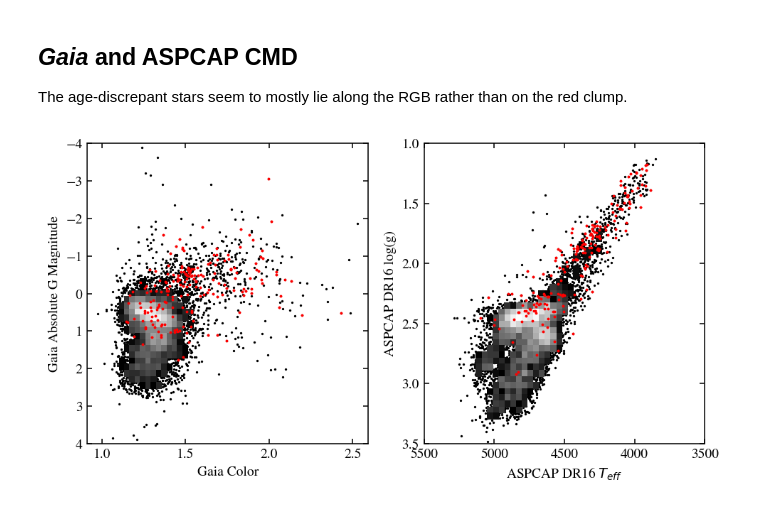
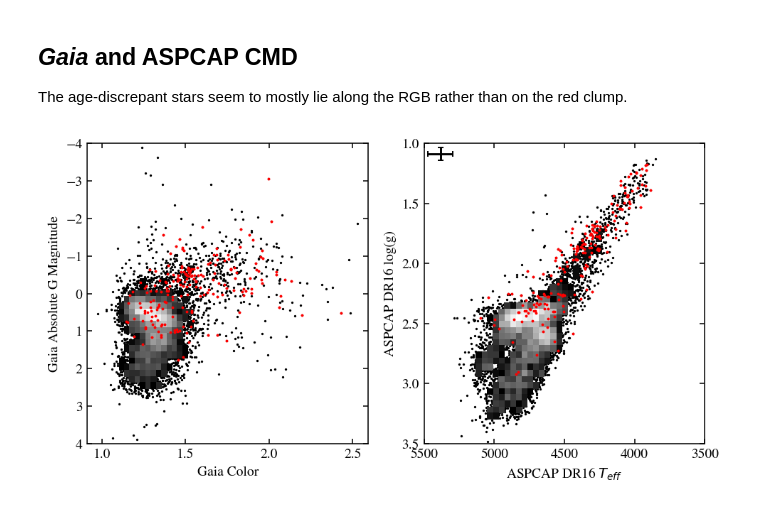
Before and after one commit to lodubay/first-year-project, a Jupyter notebook: compare_ages.ipynb, the cells around one changed output. Saved outputs shown, nothing was run; the diff lists cells and outputs as text; code cells hidden in the pictures.

```diff
--- a/compare_ages.ipynb
+++ b/compare_ages.ipynb
@@ -153,28 +164,29 @@ The age-discrepant stars seem to mostly lie along the RGB rather than on the red
 # %%
 cmd = get_gaia_cmd(stellar_params)
 cmd_ages, cmd_low_age = get_discrepant_ages(cmd, diff_cut=-5)
 
 fig, axs = plt.subplots(1, 2, figsize=(8, 4))
 
 # Gaia CMD
 ax = axs[0]
 scatter_hist(ax, cmd_ages['GAIA_COLOR'], cmd_ages['GAIA_ABS_MAG'], ylim=(-4, 4))
 ax.scatter(cmd_low_age['GAIA_COLOR'], cmd_low_age['GAIA_ABS_MAG'],
            c='r', s=1, label='difference > 5 Gyr')
 ax.set_ylim((4, -4))
 ax.set_xlabel('Gaia Color')
 ax.set_ylabel('Gaia Absolute G Magnitude')
 
 # ASPCAP parameter CMD
 ax = axs[1]
 scatter_hist(ax, ages['DR16_TEFF_COR'], ages['DR16_LOGG_COR'],
              xlim=(3500, 5500), ylim=(1, 3.5))
 ax.scatter(low_age['DR16_TEFF_COR'], low_age['DR16_LOGG_COR'], c='r', s=1)
+plot_rms_err(ax, ages['DR16_TEFF_COR_ERR'], ages['DR16_LOGG_COR_ERR'], loc='lower right')
 ax.set_xlim((5500, 3500))
 ax.set_ylim((3.5, 1))
 ax.set_xlabel('ASPCAP DR16 $T_{eff}$')
 ax.set_ylabel('ASPCAP DR16 log(g)')
 
 plt.show()
 # %% [output]
-[figure, old version]
+[figure, new version]
```
Also changed, not shown: parts of 4 cells of this notebook, 2 other files.
